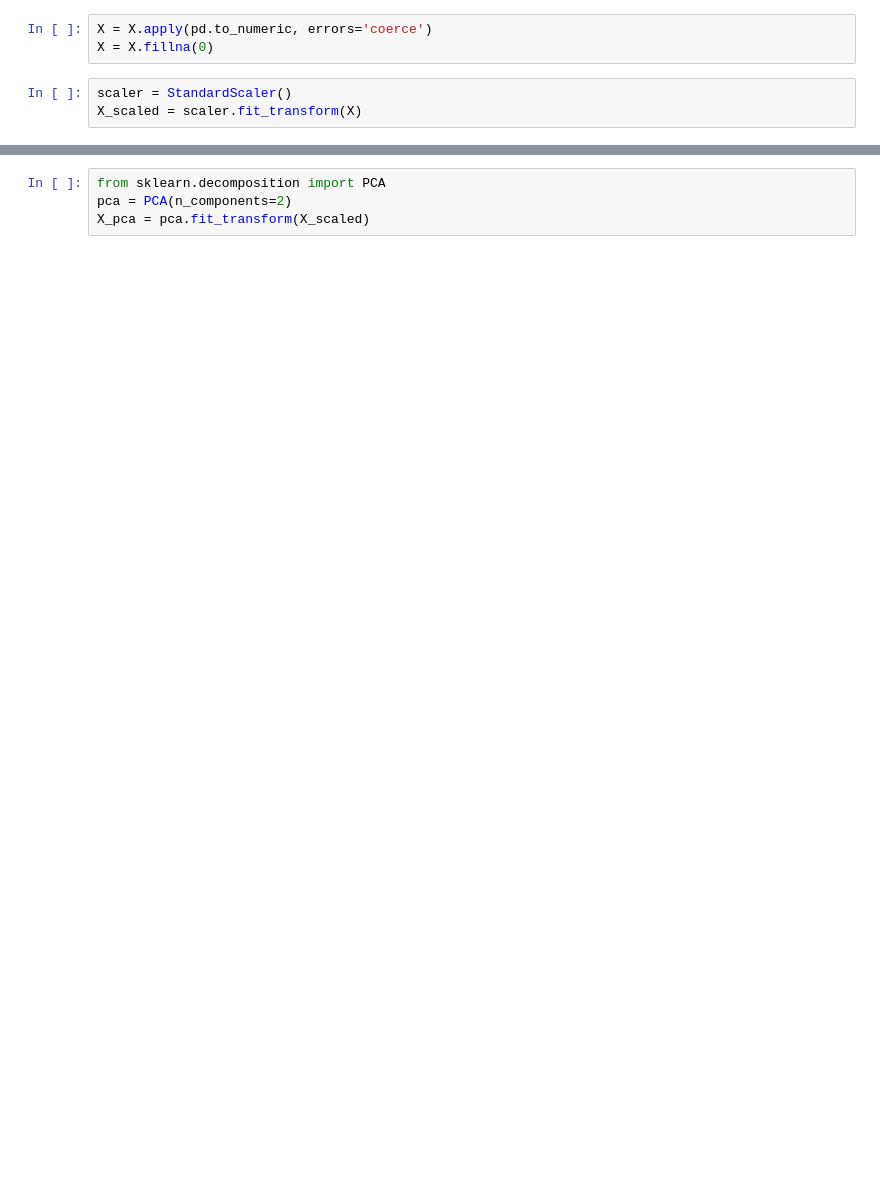
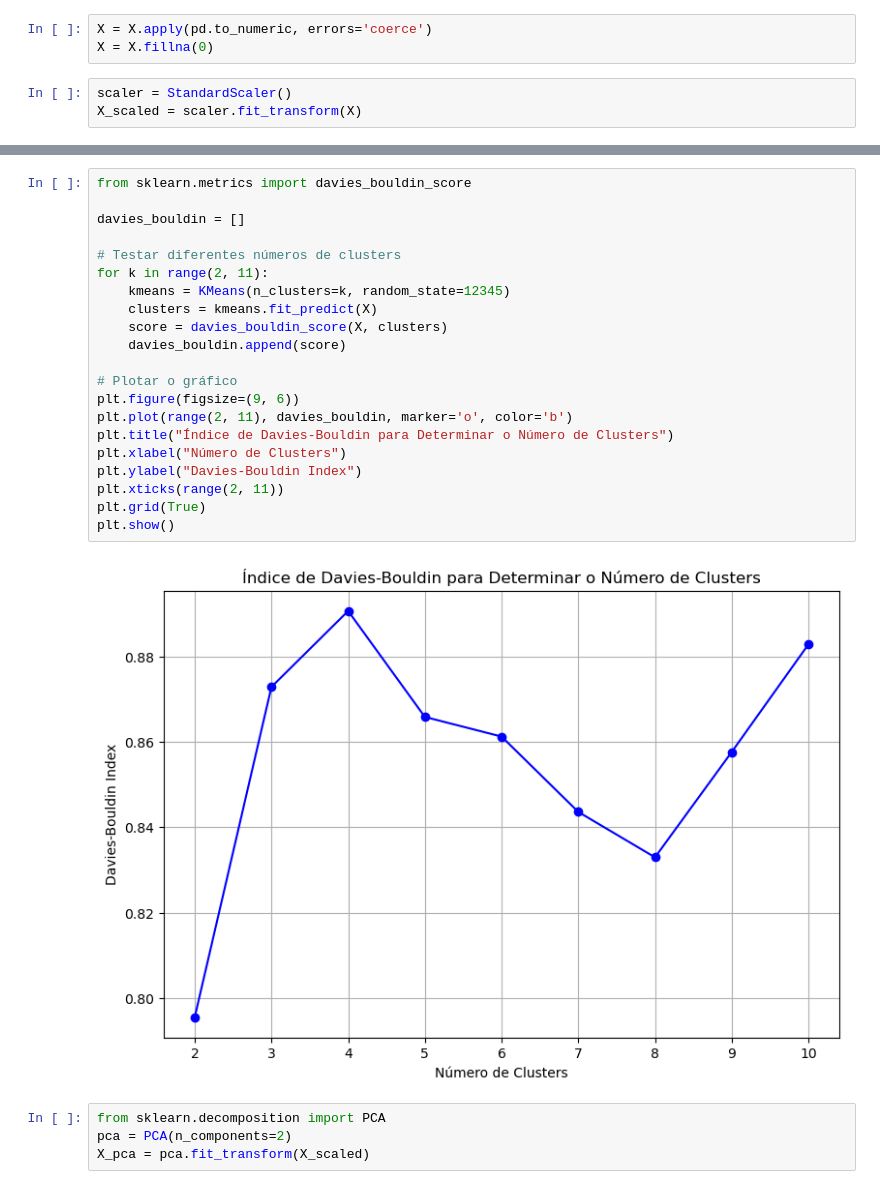
Before and after one commit to SusTrex/AASE, a Jupyter notebook: clustering.ipynb, the cells around one changed output, grey strips where cells are left out. Cells and saved outputs as stored; diff of their text form; blank space fills up the shorter version.

```diff
--- a/clustering.ipynb
+++ b/clustering.ipynb
@@ -61,3 +79,26 @@ Coeficiente de Silhueta para K-Means: 0.31
+# %%
+from sklearn.metrics import davies_bouldin_score
+
+davies_bouldin = []
+
+# Testar diferentes números de clusters
+for k in range(2, 11):
+    kmeans = KMeans(n_clusters=k, random_state=12345)
+    clusters = kmeans.fit_predict(X)
+    score = davies_bouldin_score(X, clusters)
+    davies_bouldin.append(score)
+
+# Plotar o gráfico
+plt.figure(figsize=(9, 6))
+plt.plot(range(2, 11), davies_bouldin, marker='o', color='b')
+plt.title("Índice de Davies-Bouldin para Determinar o Número de Clusters")
+plt.xlabel("Número de Clusters")
+plt.ylabel("Davies-Bouldin Index")
+plt.xticks(range(2, 11))
+plt.grid(True)
+plt.show()
+# %% [output]
+[figure, added]
 # %%
 from sklearn.decomposition import PCA
 pca = PCA(n_components=2)
```
Also changed, not shown: parts of 19 cells of this notebook, 2 other files.
